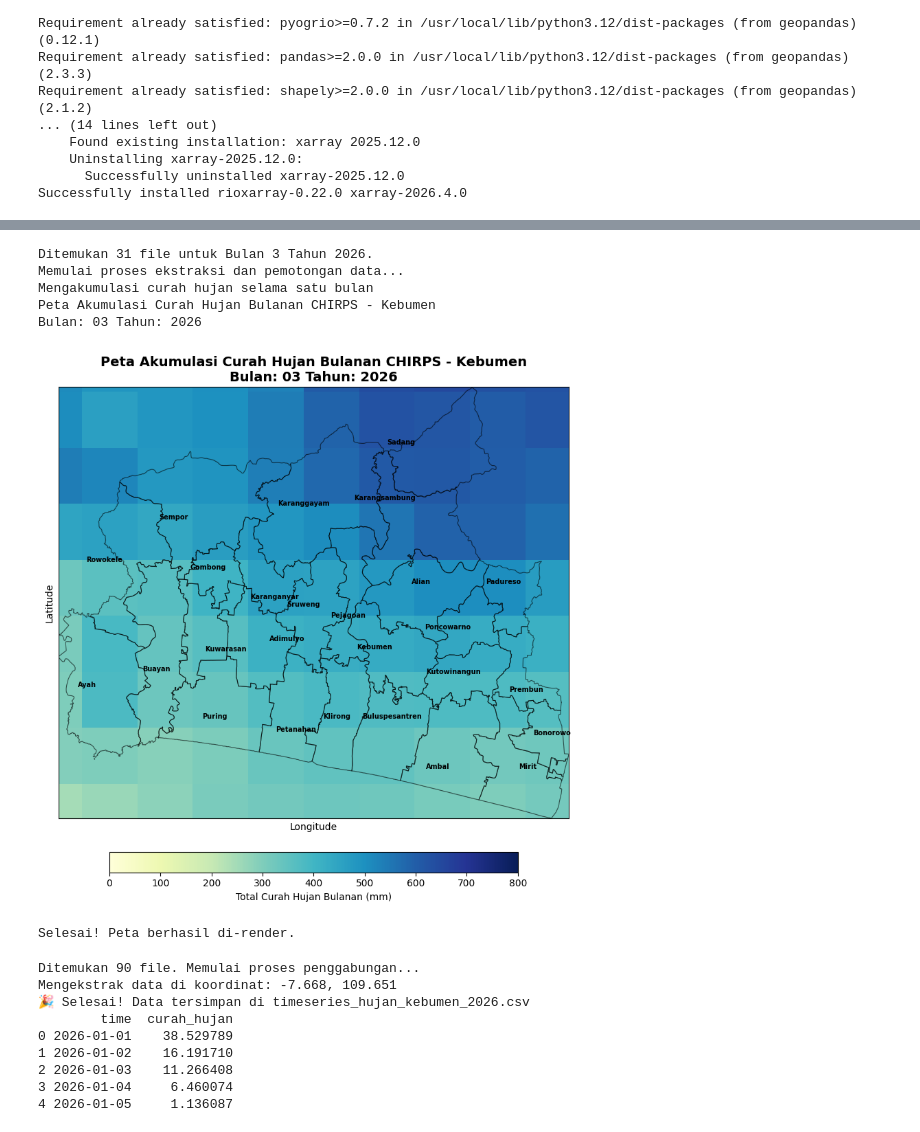
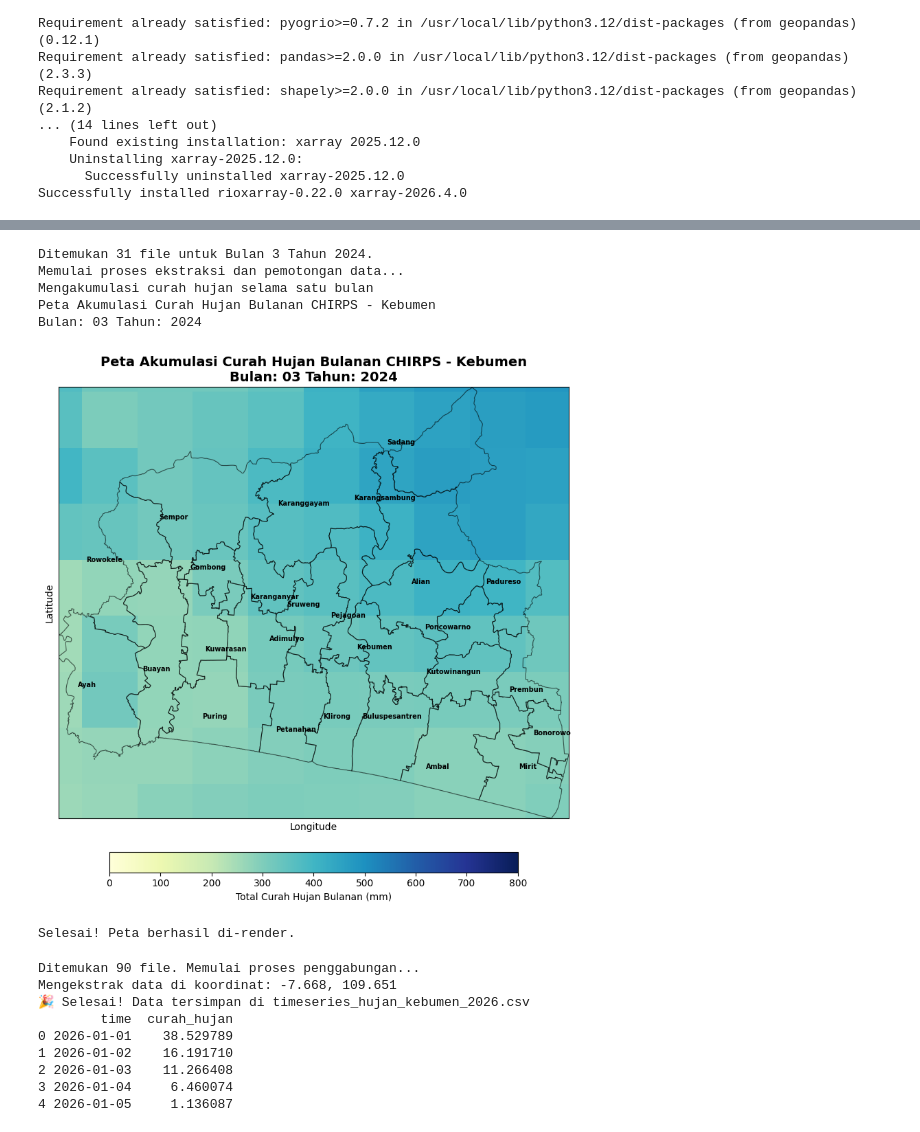
Before and after one commit to evanalif113/Catatan_Meteorologi, a Jupyter notebook: Projek_Downscale/open_raster.ipynb, the cells around one changed output, grey strips where cells are left out. Drawn from its saved outputs; the diff is of its cells as text; code cells hidden in the pictures.

```diff
--- a/Projek_Downscale/open_raster.ipynb
+++ b/Projek_Downscale/open_raster.ipynb
@@ -157,7 +285,7 @@ import os
 # ==========================================
 # 1. PARAMETER WAKTU & LOKASI
 # ==========================================
-year = 2026
+year = 2024
 month = 3  # Bulan Maret
 
 # Melacak lokasi folder tempat script ini dijalankan
@@ -287,36 +415,36 @@ for nama_kec, (lon, lat) in koordinat_kecamatan.items():
         fontweight='bold',
     )
 
 # Kunci Ukuran Kanvas
 ax.set_xlim(batas_kiri, batas_kanan)
 ax.set_ylim(batas_bawah, batas_atas)
 
 # Trik Sosmed 2: Hapus angka koordinat pinggir yang bikin ruwet (Biar estetik/minimalis)
 ax.set_xticks([])
 ax.set_yticks([])
 ax.set_xlabel('')
 ax.set_ylabel('')
 
 title = f'Peta Akumulasi Curah Hujan Bulanan CHIRPS - Kebumen\nBulan: {month:02d} Tahun: {year}'
 print(title)
 plt.title(title, fontsize=14, fontweight='bold')
 plt.xlabel('Longitude')
 plt.ylabel('Latitude')
 plt.grid(True, linestyle='--', alpha=0.5)
 
 plt.tight_layout()
 plt.show()
 
 # OPSIONAL: Menyimpan hasil akumulasi ini menjadi file TIFF baru agar tidak perlu dihitung ulang!
 da_akumulasi_bulanan.rio.to_raster(f"Akumulasi_CHIRPS_Kebumen_{year}_{month:02d}.tif")
 print("Selesai! Peta berhasil di-render.")
 # %% [output]
-Ditemukan 31 file untuk Bulan 3 Tahun 2026.
+Ditemukan 31 file untuk Bulan 3 Tahun 2024.
 Memulai proses ekstraksi dan pemotongan data...
 Mengakumulasi curah hujan selama satu bulan
 Peta Akumulasi Curah Hujan Bulanan CHIRPS - Kebumen
-Bulan: 03 Tahun: 2026
+Bulan: 03 Tahun: 2024
-[figure, old version]
+[figure, new version]
 Selesai! Peta berhasil di-render.
 # %%
 import xarray as xr
```
Also changed, not shown: parts of 2 cells of this notebook, 1 other file.
